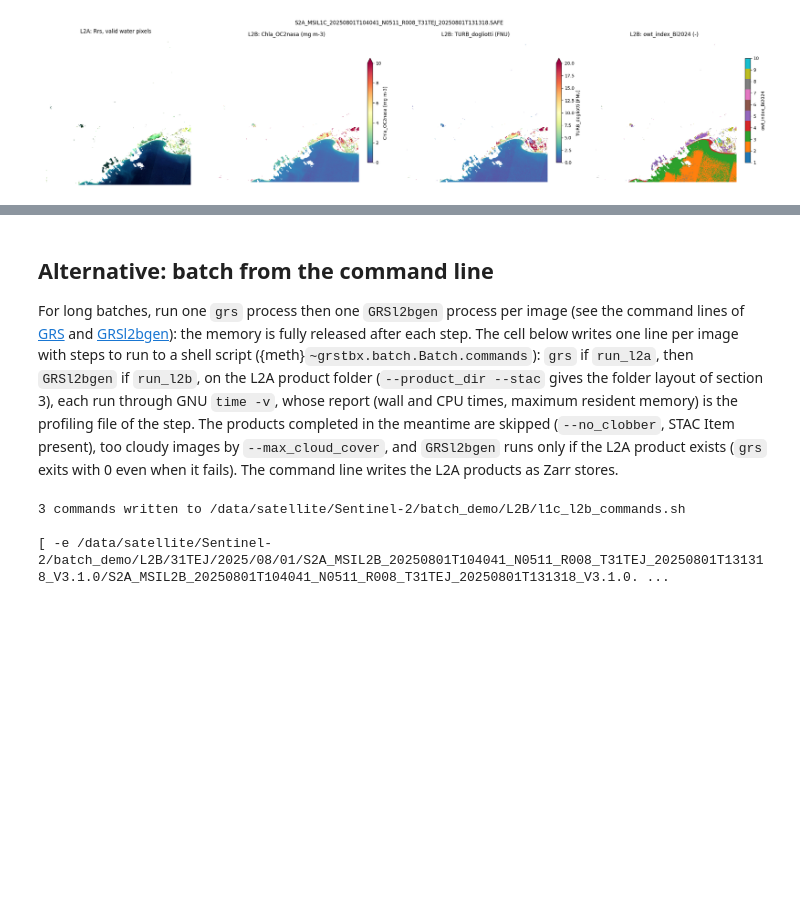
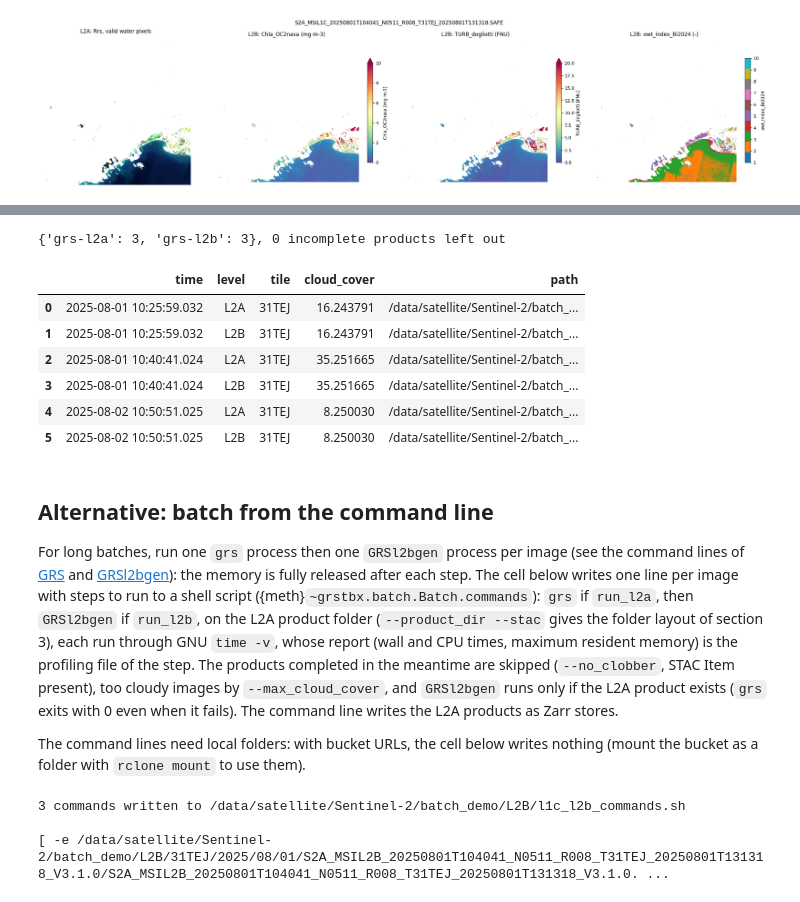
Before and after one commit to Tristanovsk/grstbx, a Jupyter notebook: docs/source/tutorials/batch/grs_l1c_l2a_l2b_batch.ipynb, the cells around one changed output, grey strips where cells are left out. Saved outputs shown, nothing was run; the diff lists cells and outputs as text; code cells hidden in the pictures; blank space fills up the shorter version.

```diff
--- a/docs/source/tutorials/batch/grs_l1c_l2a_l2b_batch.ipynb
+++ b/docs/source/tutorials/batch/grs_l1c_l2a_l2b_batch.ipynb
@@ -123,12 +127,18 @@ suffix = None          # None: '_V<grs version>'
 out_ext = '.nc'        # '.nc' or '.zarr'
 pyramid = False        # only for '.zarr'
 stac = True
+l2a_stac = True         # STAC Item of each L2A product too
 persist_input = False
 
 keep_l2a = True
 overwrite_l2a = False
 overwrite_l2b = False
 memory_interval = 0.5  # s
+
+# products in a bucket (URLs 's3://...'): see "Inputs and outputs in an S3 bucket" in the batch tutorial
+work_dir = None          # local copies of the inputs and outputs, one image at a time (None: temporary folder)
+storage_options = None   # fsspec options (None: credentials and endpoint from the environment, e.g. AWS_PROFILE)
+catalog_dir = '/data/satellite/Sentinel-2/batch_demo/stac'   # STAC catalogue, e.g. 's3://grstbx-sentinel2/stac' (None: not built)
 # %% [markdown]
 The radiative transfer look-up tables (LUT) of GRS are read from the folder set in the user
 configuration of GRS, `~/.config/grs/config.yml` (created with `grs_config --init`, see the
@@ -377,3 +409,22 @@ valid water pixels (%): [13.4, 5.6, 0.0]
+# %%
+from grstbx import stac
+from grstbx.app import search_items
+
+if catalog_dir:
+    counts, skipped = stac.build_catalog({root: root for root in (l2a_dir, l2b_dir)}, catalog_dir,
+                                         storage_options=storage_options)
+    print(f'{counts}, {len(skipped)} incomplete products left out')
+    found = search_items(opj(catalog_dir, 'catalog.json'), start=start_date, end=f'{end_date}T23:59:59')
+    display(found[['time', 'level', 'tile', 'cloud_cover', 'path']])
+# %% [output]
+{'grs-l2a': 3, 'grs-l2b': 3}, 0 incomplete products left out
+|  | time | level | tile | cloud_cover | path |
+| 0 | 2025-08-01 10:25:59.032 | L2A | 31TEJ | 16.243791 | /data/satellite/Sentinel-2/batch_... |
+| 1 | 2025-08-01 10:25:59.032 | L2B | 31TEJ | 16.243791 | /data/satellite/Sentinel-2/batch_... |
+| 2 | 2025-08-01 10:40:41.024 | L2A | 31TEJ | 35.251665 | /data/satellite/Sentinel-2/batch_... |
+| 3 | 2025-08-01 10:40:41.024 | L2B | 31TEJ | 35.251665 | /data/satellite/Sentinel-2/batch_... |
+| 4 | 2025-08-02 10:50:51.025 | L2A | 31TEJ | 8.250030 | /data/satellite/Sentinel-2/batch_... |
+| 5 | 2025-08-02 10:50:51.025 | L2B | 31TEJ | 8.250030 | /data/satellite/Sentinel-2/batch_... |
 # %% [markdown]
 ## Alternative: batch from the command line
 
@@ -386,4 +437,6 @@ run through GNU `time -v`, whose report (wall and CPU times, maximum resident me
 file of the step. The products completed in the meantime are skipped (`--no_clobber`, STAC Item present),
 too cloudy images by `--max_cloud_cover`, and `GRSl2bgen` runs only if the L2A product exists (`grs` exits
 with 0 even when it fails). The command line writes the L2A products as Zarr stores.
+
+The command lines need local folders: with bucket URLs, the cell below writes nothing (mount the bucket as a folder with `rclone mount` to use them).
 # %%
```
Also changed, not shown: parts of 9 cells of this notebook, 13 other files.
